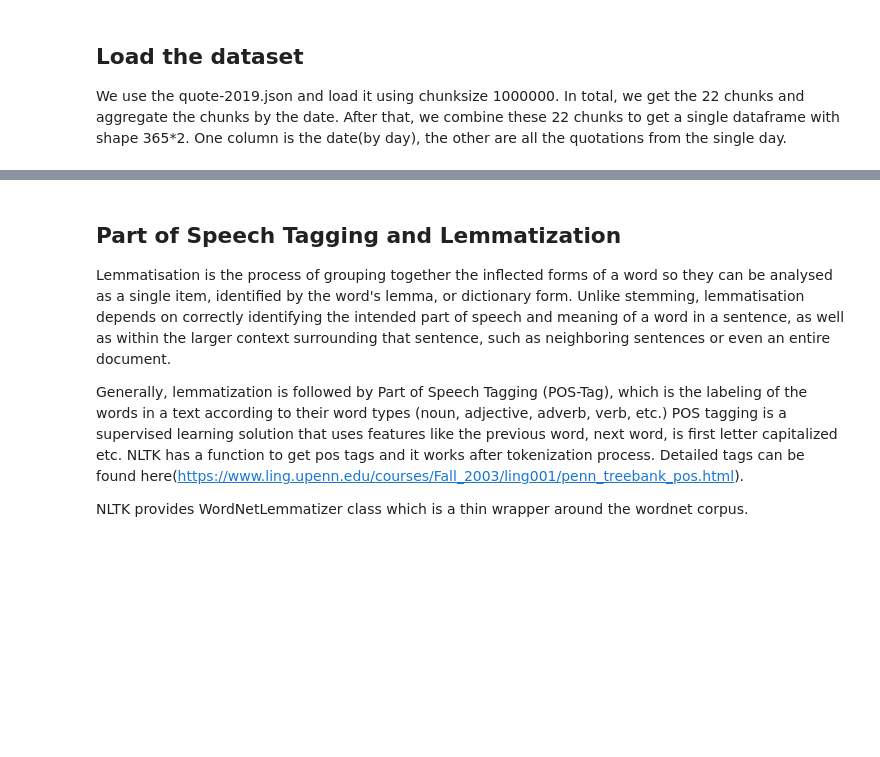
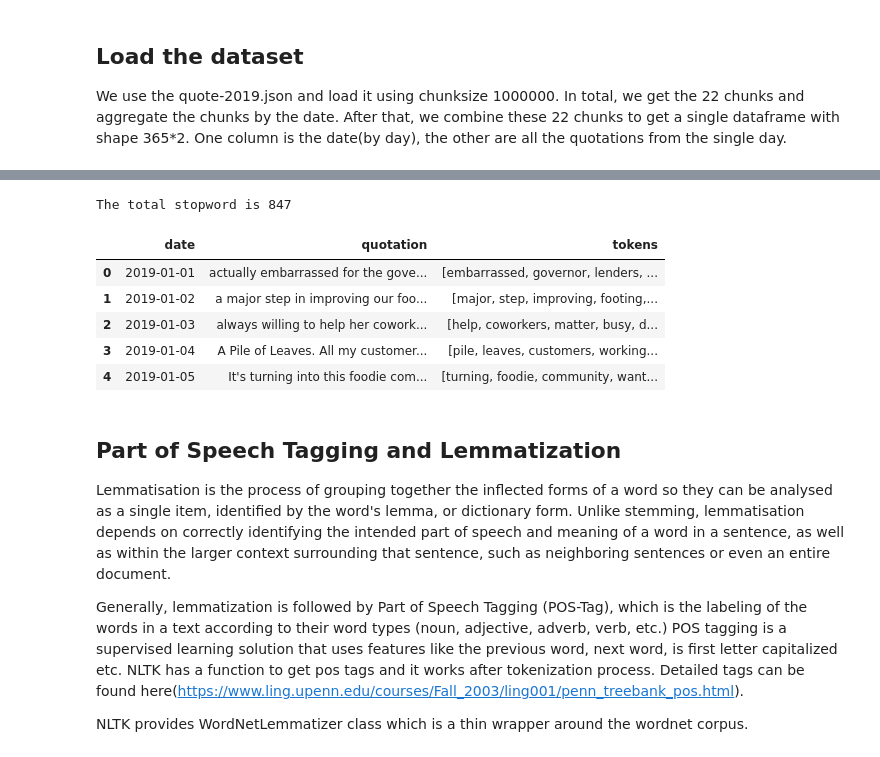
Before and after one commit to epfl-ada/ada-2021-project-skrw, a Jupyter notebook: Milestone_2.ipynb, the cells around one changed output, grey strips where cells are left out. Drawn from its saved outputs; the diff is of its cells as text; code cells hidden in the pictures; blank space fills up the shorter version.

```diff
--- a/Milestone_2.ipynb
+++ b/Milestone_2.ipynb
@@ -78,0 +83,3 @@ print(data['tokens_sentences'].head(1).tolist()[0][:3]) # check the first day of
+# %%
+data = pd.read_json('five_days.json')
+data.head()
@@ -78,0 +130,21 @@ print(data['tokens_sentences'].head(1).tolist()[0][:3]) # check the first day of
+# %%
+stop_words = []
+
+# load the stopwords file
+f = open('stopwords.txt', 'r')
+for l in f.readlines():
+    stop_words.append(l.replace('\n', ''))
+
+# interface for adding words to the stop_words list
+additional_stop_words = ['t', 'will']
+stop_words =  stop_words + additional_stop_words + stopwords.words('english')
+print("The total stopword is {}".format(len(stop_words)))
+# %% [output]
+The total stopword is 847
+# %%
+def tokenizer(text):
+    text = clean_text(text)
+    tokens = [word_tokenize(sent) for sent in sent_tokenize(text)]
+    tokens = list(reduce(lambda x,y: x+y, tokens))
+    tokens = list(filter(lambda token: token not in (stop_words + list(punctuation)) , tokens))
+    return tokens
@@ -79,3 +153,12 @@ print(data['tokens_sentences'].head(1).tolist()[0][:3]) # check the first day of
+# %%
+data
+# %% [output]
+|  | date | quotation | tokens |
+| 0 | 2019-01-01 | actually embarrassed for the gove... | [embarrassed, governor, lenders, ... |
+| 1 | 2019-01-02 | a major step in improving our foo... | [major, step, improving, footing,... |
+| 2 | 2019-01-03 | always willing to help her cowork... | [help, coworkers, matter, busy, d... |
+| 3 | 2019-01-04 | A Pile of Leaves. All my customer... | [pile, leaves, customers, working... |
+| 4 | 2019-01-05 | It's turning into this foodie com... | [turning, foodie, community, want... |
 # %% [markdown]
 ## Part of Speech Tagging and Lemmatization
 Lemmatisation is the process of grouping together the inflected forms of a word so they can be analysed as a single item, identified by the word's lemma, or dictionary form. Unlike stemming, lemmatisation depends on correctly identifying the intended part of speech and meaning of a word in a sentence, as well as within the larger context surrounding that sentence, such as neighboring sentences or even an entire document.
```
Also changed, not shown: parts of 35 cells of this notebook, 4 other files.
